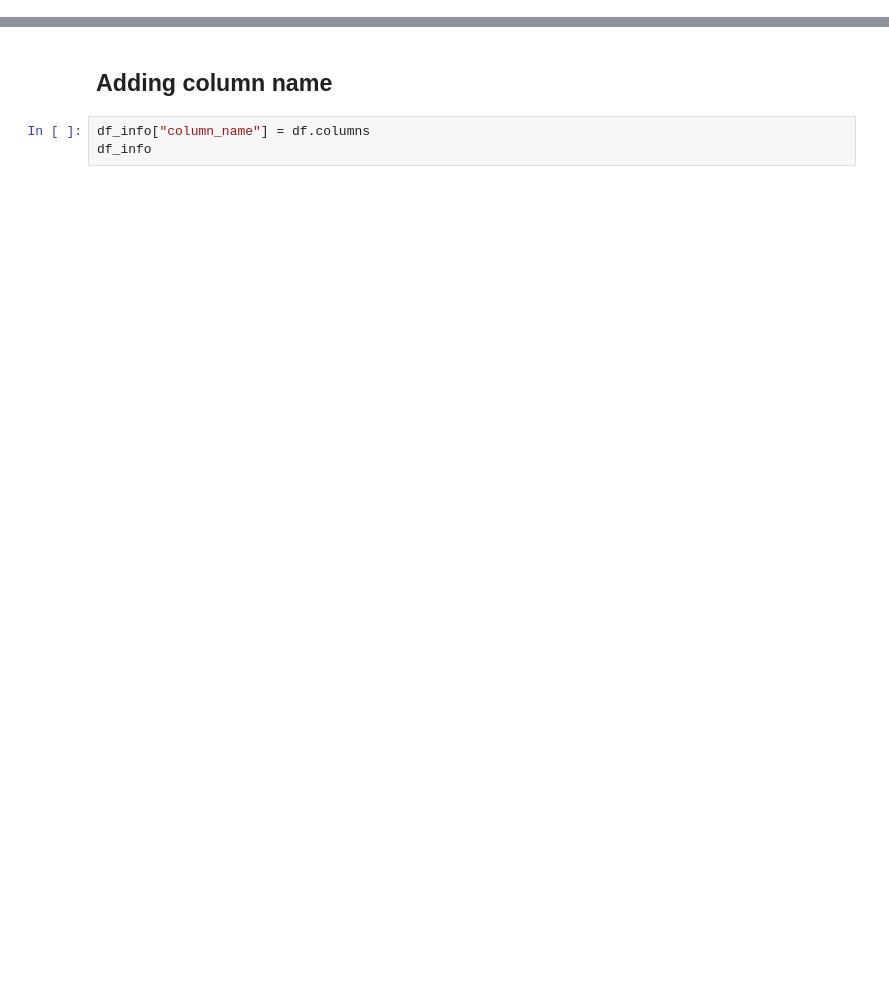
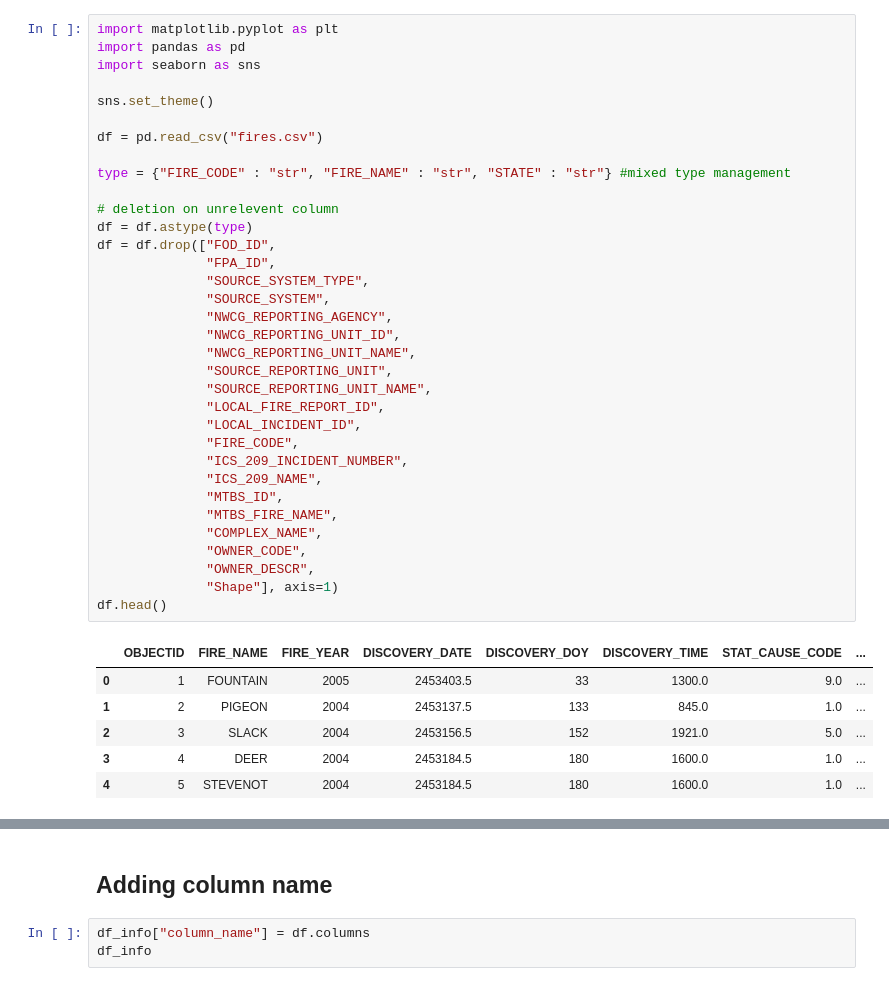
Before and after one commit to Coincoin-Dataduck/wildefires-da, a Jupyter notebook: initial-audit-tool.ipynb, the cells around one changed output, grey strips where cells are left out. Saved outputs shown, nothing was run; the diff lists cells and outputs as text; blank space fills up the shorter version.

```diff
--- a/initial-audit-tool.ipynb
+++ b/initial-audit-tool.ipynb
@@ -21 +1,42 @@ df
+# %%
+import matplotlib.pyplot as plt
+import pandas as pd
+import seaborn as sns
+
+sns.set_theme()
+
+df = pd.read_csv("fires.csv")
+
+type = {"FIRE_CODE" : "str", "FIRE_NAME" : "str", "STATE" : "str"} #mixed type management
+
+# deletion on unrelevent column
+df = df.astype(type)
+df = df.drop(["FOD_ID",
+              "FPA_ID",
+              "SOURCE_SYSTEM_TYPE",
+              "SOURCE_SYSTEM",
+              "NWCG_REPORTING_AGENCY",
+              "NWCG_REPORTING_UNIT_ID",
+              "NWCG_REPORTING_UNIT_NAME",
+              "SOURCE_REPORTING_UNIT",
+              "SOURCE_REPORTING_UNIT_NAME",
+              "LOCAL_FIRE_REPORT_ID",
+              "LOCAL_INCIDENT_ID",
+              "FIRE_CODE",
+              "ICS_209_INCIDENT_NUMBER",
+              "ICS_209_NAME",
+              "MTBS_ID",
+              "MTBS_FIRE_NAME",
+              "COMPLEX_NAME",
+              "OWNER_CODE",
+              "OWNER_DESCR",
+              "Shape"], axis=1)
+df.head()
+# %% [output]
+|  | OBJECTID | FIRE_NAME | FIRE_YEAR | DISCOVERY_DATE | DISCOVERY_DOY | DISCOVERY_TIME | STAT_CAUSE_CODE | ... |
+| 0 | 1 | FOUNTAIN | 2005 | 2453403.5 | 33 | 1300.0 | 9.0 | ... |
+| 1 | 2 | PIGEON | 2004 | 2453137.5 | 133 | 845.0 | 1.0 | ... |
+| 2 | 3 | SLACK | 2004 | 2453156.5 | 152 | 1921.0 | 5.0 | ... |
+| 3 | 4 | DEER | 2004 | 2453184.5 | 180 | 1600.0 | 1.0 | ... |
+| 4 | 5 | STEVENOT | 2004 | 2453184.5 | 180 | 1600.0 | 1.0 | ... |
 # %%
```
Also changed, not shown: parts of 29 cells of this notebook.
